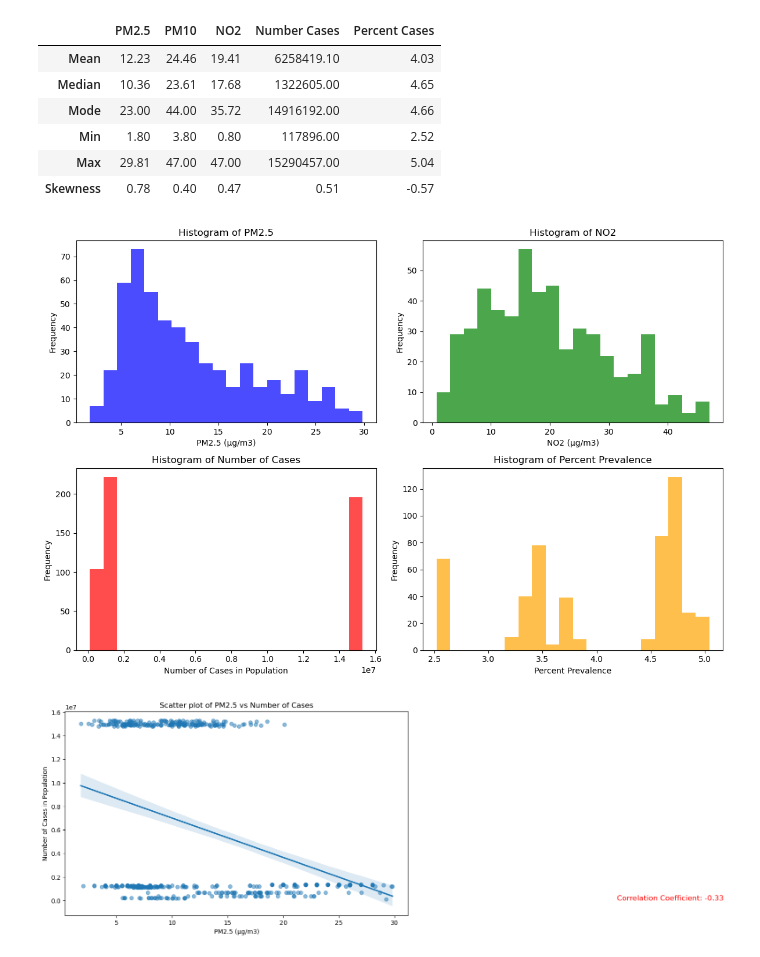
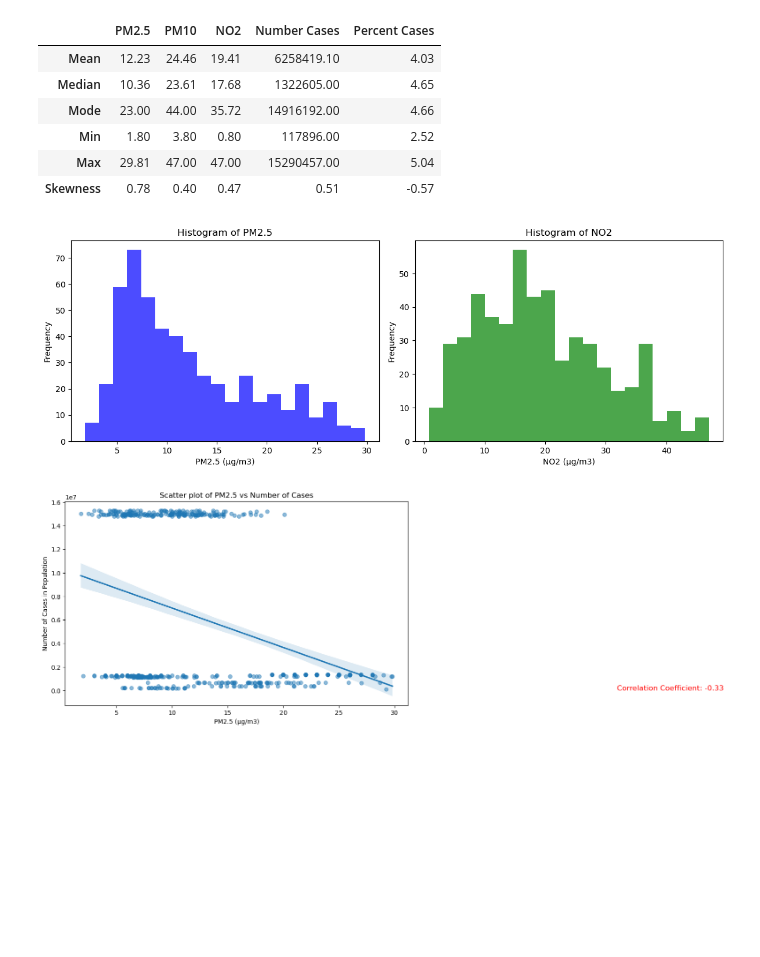
Before and after one commit to Whereiswendy/PolutionEffects-APIStudy, a Jupyter notebook: Hypothesis_2-Air_Pollution_and_Mental Health/aq_depress_data.ipynb, the cells around one changed output. Cells and saved outputs as stored; diff of their text form; code cells hidden in the pictures; blank space fills up the shorter version.

Commit message:
removed histographs for cases and precent prevalence

```diff
--- a/Hypothesis_2-Air_Pollution_and_Mental Health/aq_depress_data.ipynb
+++ b/Hypothesis_2-Air_Pollution_and_Mental Health/aq_depress_data.ipynb
@@ -189,39 +189,25 @@ summary_df.round(2)
 # %%
 #Examination of data for normal distribution
 plt.figure(figsize=(12, 8))
 
 # Plot for PM2.5
 plt.subplot(2, 2, 1)
 plt.hist(merged_data[column_PM25], bins=20, color='blue', alpha=0.7)
 plt.title('Histogram of PM2.5')
 plt.xlabel('PM2.5 (μg/m3)')
 plt.ylabel('Frequency')
 
 # Plot for NO2
 plt.subplot(2, 2, 2)
 plt.hist(merged_data[column_NO2], bins=20, color='green', alpha=0.7)
 plt.title('Histogram of NO2')
 plt.xlabel('NO2 (μg/m3)')
 plt.ylabel('Frequency')
 
-# Plot for Number Cases
-plt.subplot(2, 2, 3)
-plt.hist(merged_data[column_nbrcases], bins=20, color='red', alpha=0.7)
-plt.title('Histogram of Number of Cases')
-plt.xlabel('Number of Cases in Population')
-plt.ylabel('Frequency')
-
-# Plot for Percent Cases
-plt.subplot(2, 2, 4)
-plt.hist(merged_data[column_percentprev], bins=20, color='orange', alpha=0.7)
-plt.title('Histogram of Percent Prevalence')
-plt.xlabel('Percent Prevalence')
-plt.ylabel('Frequency')
-
 plt.tight_layout()
 plt.show()
 # %% [output]
-[figure, old version]
+[figure, new version]
 # %%
 import seaborn as sns
 import scipy.stats as stats
```
